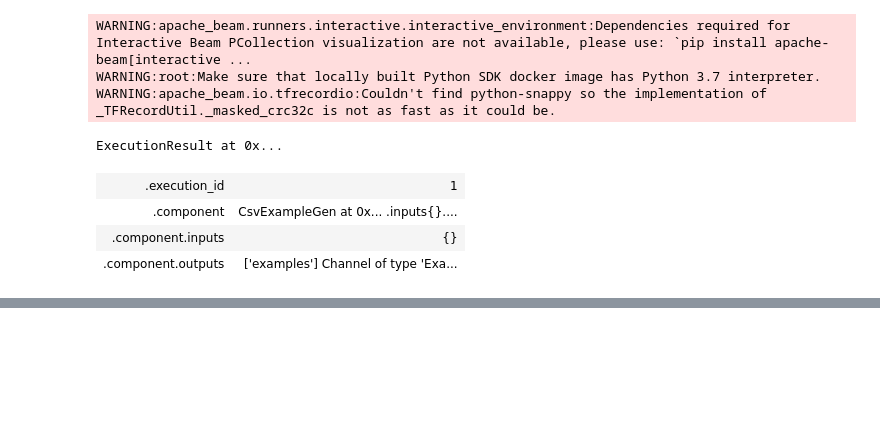
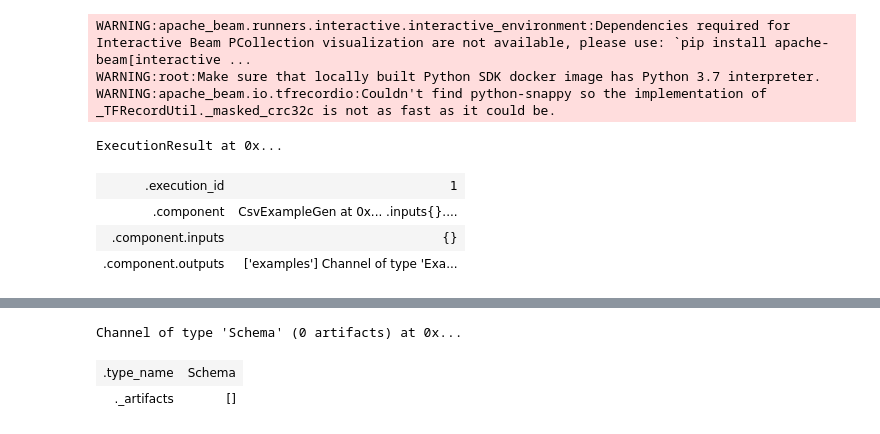
Before and after one commit to avnyadav/aiops_projects, a Jupyter notebook: notebook/test.ipynb, the cells around one changed output, grey strips where cells are left out. Drawn from its saved outputs; the diff is of its cells as text; code cells hidden in the pictures; blank space fills up the shorter version.

```diff
--- a/notebook/test.ipynb
+++ b/notebook/test.ipynb
@@ -58,0 +61,2 @@ ExecutionResult at 0x...
+# %%
+schema_gen = SchemaGen(statistics=statistics_gen.outputs['statistics'])
@@ -58,0 +82,6 @@ ExecutionResult at 0x...
+# %%
+schema_gen.outputs['schema']
+# %% [output]
+Channel of type 'Schema' (0 artifacts) at 0x...
+| .type_name | Schema |
+| ._artifacts | [] |
```
Also changed, not shown: parts of 7 cells of this notebook, 5 other files.
